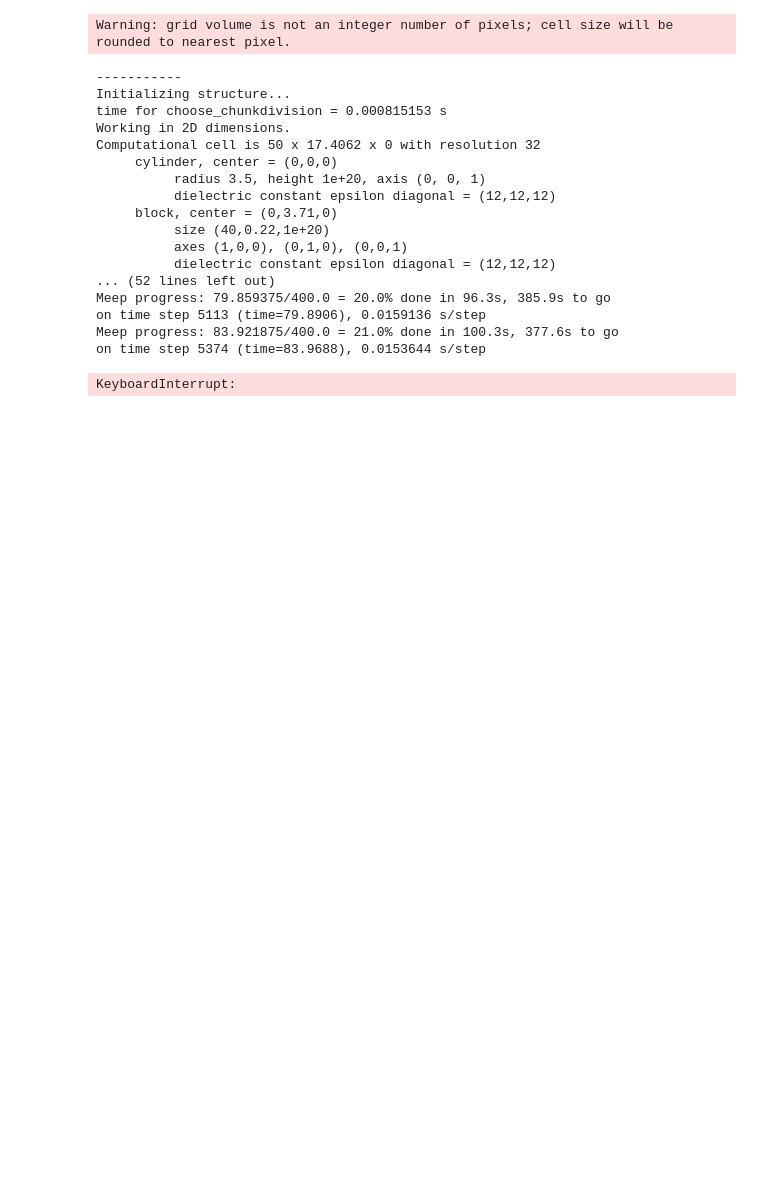
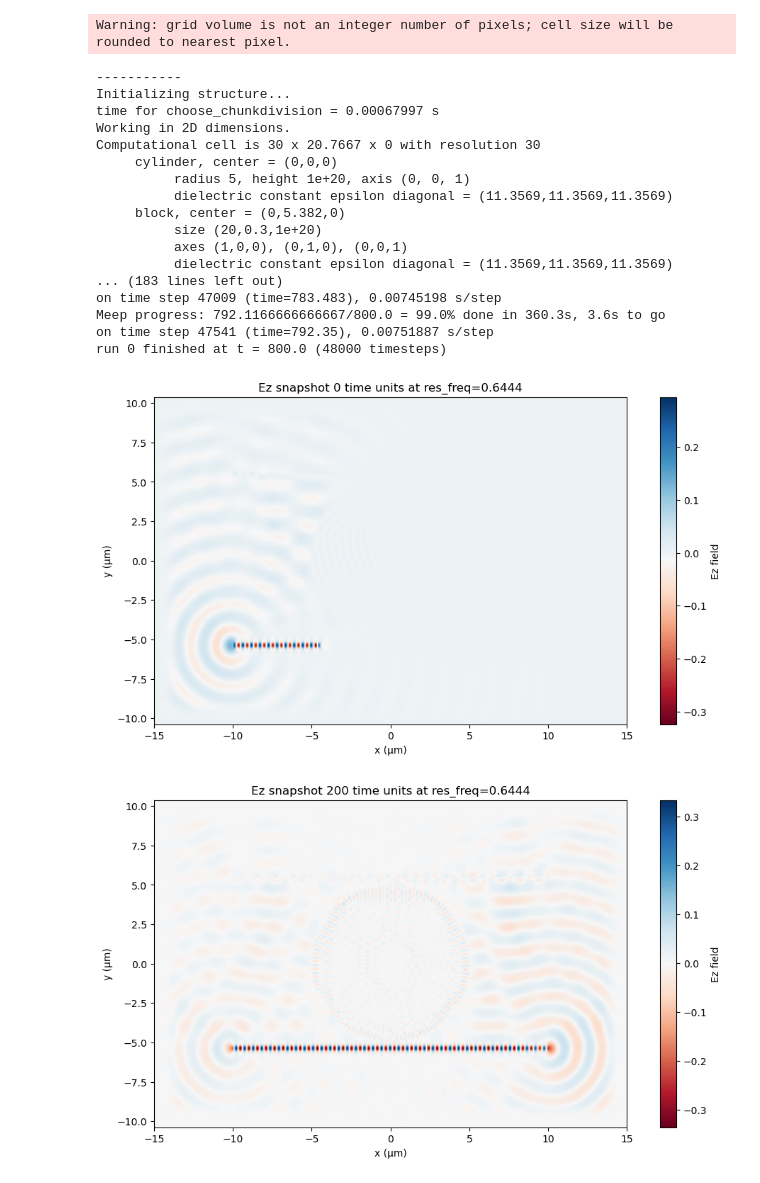
Before and after one commit to Luxchen77/Tunable-Disk-Resonator-Meep-, a Jupyter notebook: meep_clean_sim_waveguide_disk.ipynb, the cells around one changed output. Drawn from its saved outputs; the diff is of its cells as text; code cells hidden in the pictures; blank space fills up the shorter version.

```diff
--- a/meep_clean_sim_waveguide_disk.ipynb
+++ b/meep_clean_sim_waveguide_disk.ipynb
@@ -48,13 +48,17 @@ geometry = [
 source_x = -wg_length/2
 source_y = disk_radius + gap + wg_width/2
 
-fmin = 0.3
-fmax = 0.35
-df = fmax - fmin
-nfreq = 1000
-resolution = 32  # pixels/um
+#fmin = 0.3
+#fmax = 0.35
+#df = fmax - fmin
 
-sources = [mp.Source(mp.GaussianSource(frequency=(fmin+fmax)/2, fwidth=df),
+f_cen = 0.645
+df = 0.02
+
+nfreq = 500
+resolution = 20  # pixels/um
+
+sources = [mp.Source(mp.GaussianSource(frequency=f_cen, fwidth=df),
                      component=mp.Ez,
                      center=mp.Vector3(source_x, source_y),
                      size=mp.Vector3(0, wg_width, 0))]
@@ -80,8 +84,8 @@ sim = mp.Simulation(cell_size=cell,
                     boundary_layers=pml_layers,
                     resolution=resolution)
 
-trans_flux_bus = sim.add_flux((fmin+fmax)/2, df, nfreq, flux_region_bus)
-trans_flux_drop = sim.add_flux((fmin+fmax)/2, df, nfreq, flux_region_drop)
+trans_flux_bus = sim.add_flux(f_cen, df, nfreq, flux_region_bus)
+trans_flux_drop = sim.add_flux(f_cen, df, nfreq, flux_region_drop)
 
 sim.run(until_after_sources=mp.stop_when_fields_decayed(50, mp.Ez, mp.Vector3(), 5e-3))
 
@@ -137,7 +141,19 @@ Resonance frequency (max |drop port|): 0.330180 1/um
 # -----------------------------
 # Second Simulation (single freq)
 # -----------------------------
-sources_res = [mp.Source(mp.ContinuousSource(frequency=res_freq),
+
+# -----------------------------
+# Source (broadband run)
+# -----------------------------
+source_x = -wg_length/2
+source_y = disk_radius + gap + wg_width/2
+
+
+nfreq = 500
+resolution = 30  # pixels/um
+
+
+sources_res = [mp.Source(mp.ContinuousSource(frequency=0.631103),
                          component=mp.Ez,
                          center=mp.Vector3(source_x, source_y),
                          size=mp.Vector3(0, wg_width, 0))]
@@ -148,44 +164,45 @@ sim_res = mp.Simulation(cell_size=cell,
                         boundary_layers=pml_layers,
                         resolution=resolution)
 
 ez_data = []
 def store_fields(sim):
     ez_data.append(sim.get_array(center=mp.Vector3(),
                                  size=cell,
                                  component=mp.Ez))
 
-sim_res.run(mp.at_every(20, store_fields), until=400)
+sim_res.run(mp.at_every(20, store_fields), until=800)
 
 # -----------------------------
 # Plot Ez snapshots
 # -----------------------------
 for i, field in enumerate(ez_data):
     if i % 10 == 0:
         plt.figure(figsize=(12,6))
         plt.imshow(np.rot90(field), cmap="RdBu", origin="lower",
                    extent=[-cell_x/2, cell_x/2, -cell_y/2, cell_y/2])
         plt.colorbar(label="Ez field")
         plt.title(f"Ez snapshot {i*20} time units at res_freq={res_freq:.4f}")
         plt.xlabel("x (µm)")
         plt.ylabel("y (µm)")
         plt.show()
 # %% [output]
 Warning: grid volume is not an integer number of pixels; cell size will be rounded to nearest pixel.
 -----------
 Initializing structure...
-time for choose_chunkdivision = 0.000815153 s
+time for choose_chunkdivision = 0.00067997 s
 Working in 2D dimensions.
-Computational cell is 50 x 17.4062 x 0 with resolution 32
+Computational cell is 30 x 20.7667 x 0 with resolution 30
      cylinder, center = (0,0,0)
-          radius 3.5, height 1e+20, axis (0, 0, 1)
-          dielectric constant epsilon diagonal = (12,12,12)
-     block, center = (0,3.71,0)
-          size (40,0.22,1e+20)
+          radius 5, height 1e+20, axis (0, 0, 1)
+          dielectric constant epsilon diagonal = (11.3569,11.3569,11.3569)
+     block, center = (0,5.382,0)
+          size (20,0.3,1e+20)
           axes (1,0,0), (0,1,0), (0,0,1)
-          dielectric constant epsilon diagonal = (12,12,12)
-... (52 lines left out)
-Meep progress: 79.859375/400.0 = 20.0% done in 96.3s, 385.9s to go
-on time step 5113 (time=79.8906), 0.0159136 s/step
-Meep progress: 83.921875/400.0 = 21.0% done in 100.3s, 377.6s to go
-on time step 5374 (time=83.9688), 0.0153644 s/step
+          dielectric constant epsilon diagonal = (11.3569,11.3569,11.3569)
+... (183 lines left out)
+on time step 47009 (time=783.483), 0.00745198 s/step
+Meep progress: 792.1166666666667/800.0 = 99.0% done in 360.3s, 3.6s to go
+on time step 47541 (time=792.35), 0.00751887 s/step
+run 0 finished at t = 800.0 (48000 timesteps)
-KeyboardInterrupt:
+[figure, added]
+[figure, added]
```
Also changed, not shown: parts of 5 cells of this notebook, 2 other files.
